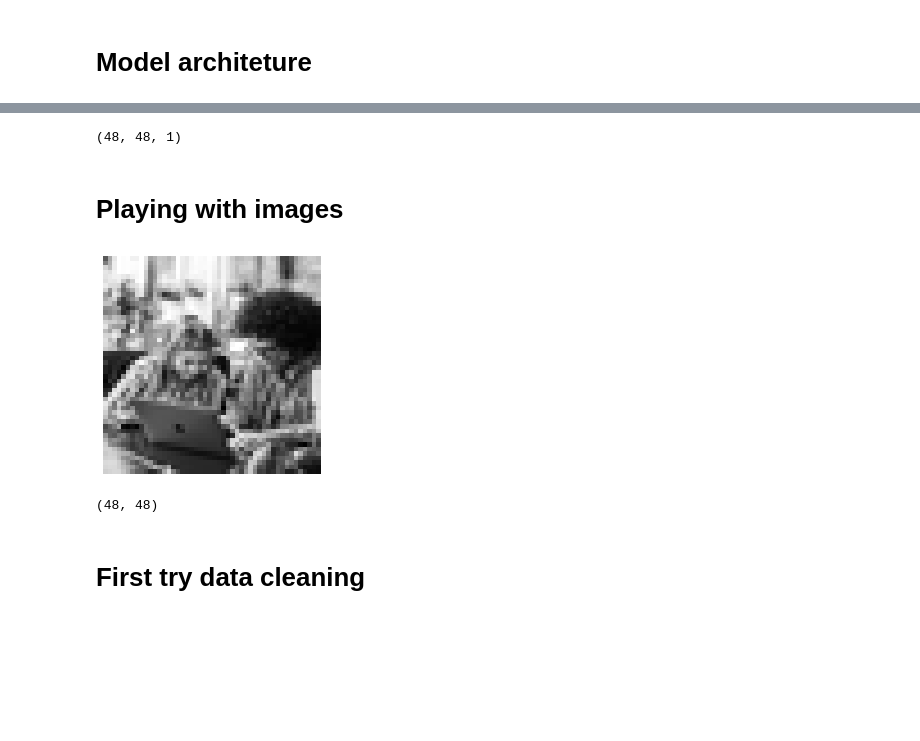
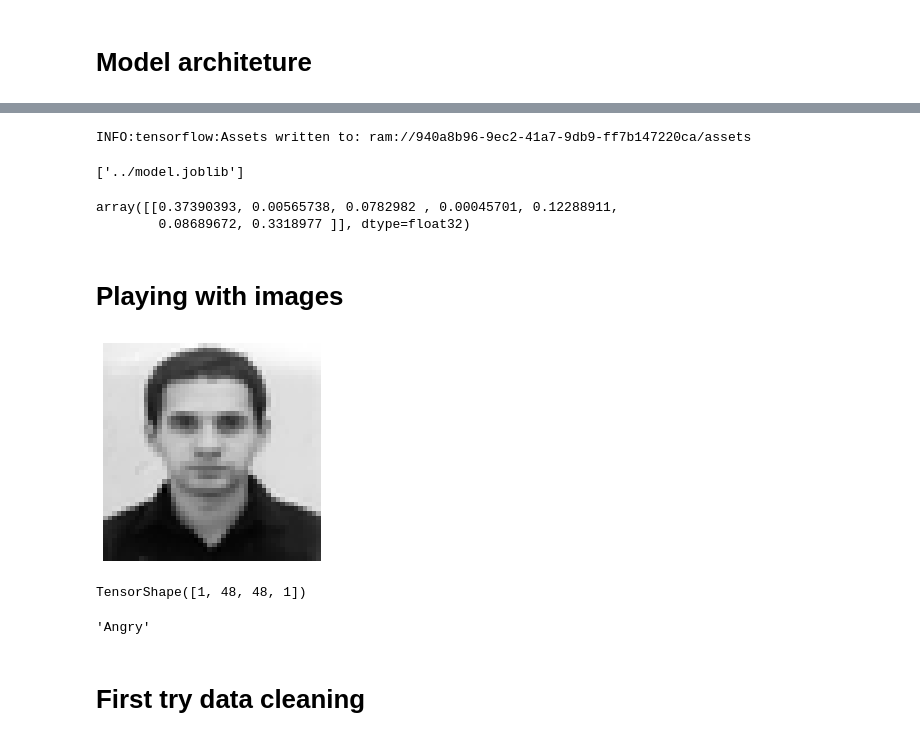
Before and after one commit to JaildoR/getthevibe_api, a Jupyter notebook: notebooks/data_exploration.ipynb, the cells around one changed output, grey strips where cells are left out. Drawn from its saved outputs; the diff is of its cells as text; code cells hidden in the pictures; blank space fills up the shorter version.

```diff
--- a/notebooks/data_exploration.ipynb
+++ b/notebooks/data_exploration.ipynb
@@ -263,25 +263,46 @@ plot_loss_accuracy(history)
 # %%
-import joblib
-joblib.dump(history, '../model.joblib')
+# import joblib
+# joblib.dump(model, '../model.joblib')
 # %% [output]
-(48, 48, 1)
+INFO:tensorflow:Assets written to: ram://940a8b96-9ec2-41a7-9db9-ff7b147220ca/assets
+['../model.joblib']
+# %%
+from tensorflow import expand_dims
+
+model.predict(expand_dims(X_train[0], axis=0))
+# %% [output]
+array([[0.37390393, 0.00565738, 0.0782982 , 0.00045701, 0.12288911,
+        0.08689672, 0.3318977 ]], dtype=float32)
 # %% [markdown]
 # Playing with images
 # %%
-url ='https://dwj199mwkel52.cloudfront.net/assets/core/home/students_working-e4d394641e3b36353cec1643f67cb09d1dc2fe776b717b739106a2a6a603c3cd.jpg'
-im = Image.open(urlopen(url)).convert('L')
+# url ='https://dwj199mwkel52.cloudfront.net/assets/core/home/students_working-e4d394641e3b36353cec1643f67cb09d1dc2fe776b717b739106a2a6a603c3cd.jpg'
+# im = Image.open(urlopen(url)).convert('L')
+
+im = Image.open('../raw_data/385.jpg').convert('L')
 im = im.resize((48, 48), Image.ANTIALIAS)
 
 
 plt.imshow(im,cmap=plt.cm.gray)
 plt.axis('off');
 # %% [output]
-[figure, old version]
+[figure, new version]
-# %%
-im = np.array(im)
-im.shape
-# %% [output]
-(48, 48)
+# %%
+im = np.array(im)
+im = (im/255) -0.5
+im = expand_dims(im, axis=0)
+im = expand_dims(im, axis=-1)
+im.shape
+# %% [output]
+TensorShape([1, 48, 48, 1])
+# %%
+results = model.predict(im)[0]
+emotion_map = {0: 'Angry', 1: 'Digust', 2: 'Fear',
+                   3: 'Happy', 4: 'Sad', 5: 'Surprise', 6: 'Neutral'}
+
+emotion_map.get(results.argmax())
+# %% [output]
+'Angry'
 # %% [markdown]
 # First try data cleaning
 # %%
```
Also changed, not shown: parts of 7 cells of this notebook, 3 other files.
